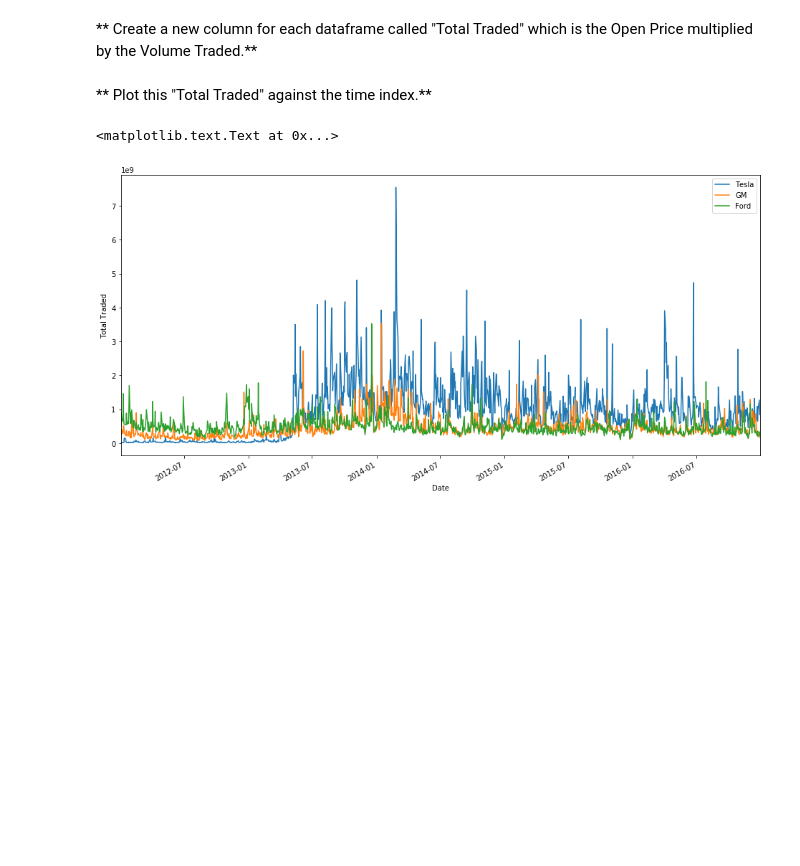
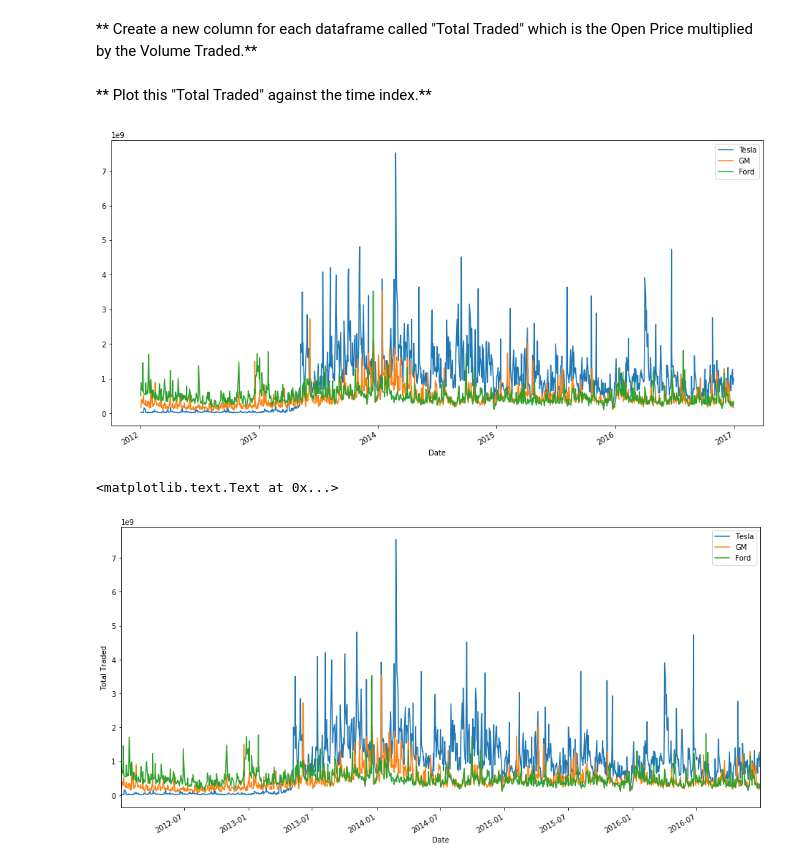
Before and after one commit to TanyaradzwaGozhora/Basic-Financial-Analysis, a Jupyter notebook: Stock Market Analysis Project.ipynb, the cells around one changed output. Saved outputs shown, nothing was run; the diff lists cells and outputs as text; code cells hidden in the pictures; blank space fills up the shorter version.

```diff
--- a/Stock Market Analysis Project.ipynb
+++ b/Stock Market Analysis Project.ipynb
@@ -116,5 +119,11 @@ ____
 ** Create a new column for each dataframe called "Total Traded" which is the Open Price multiplied by the Volume Traded.**
 # %%
 # Code Here
+# %%
+#Estimating the total money traded(open!=average)
+
+tesla['Total traded'] = tesla["Open"]*tesla['Volume']
+ford['Total traded'] = ford["Open"]*ford['Volume']
+GM['Total traded'] = GM["Open"]*GM['Volume']
 # %% [markdown]
 ** Plot this "Total Traded" against the time index.**
@@ -123,3 +130,10 @@ ____
+# %%
+tesla['Total traded'].plot(label="Tesla", figsize=(16,8))
+GM['Total traded'].plot(label="GM", figsize=(16,8))
+ford['Total traded'].plot(label="Ford", figsize=(16,8))
+plt.legend();
+# %% [output]
+[figure, added]
 # %%
 # %% [output]
 <matplotlib.text.Text at 0x...>
```
Also changed, not shown: parts of 16 cells of this notebook.
